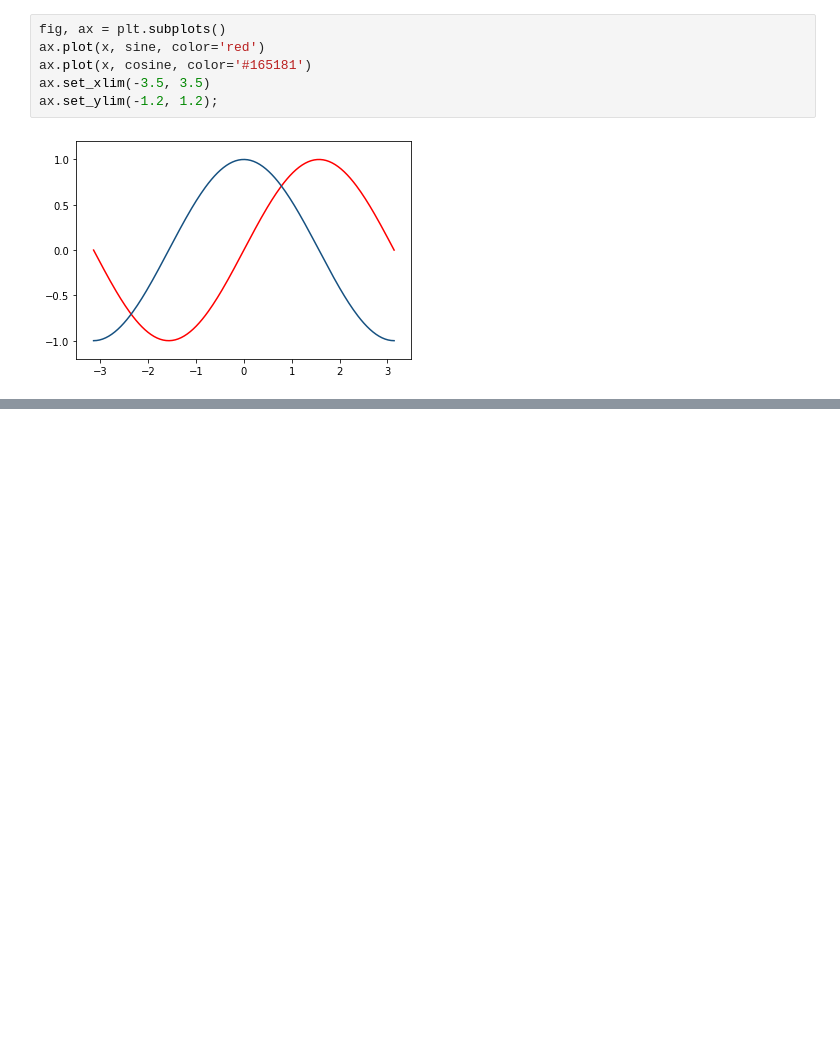
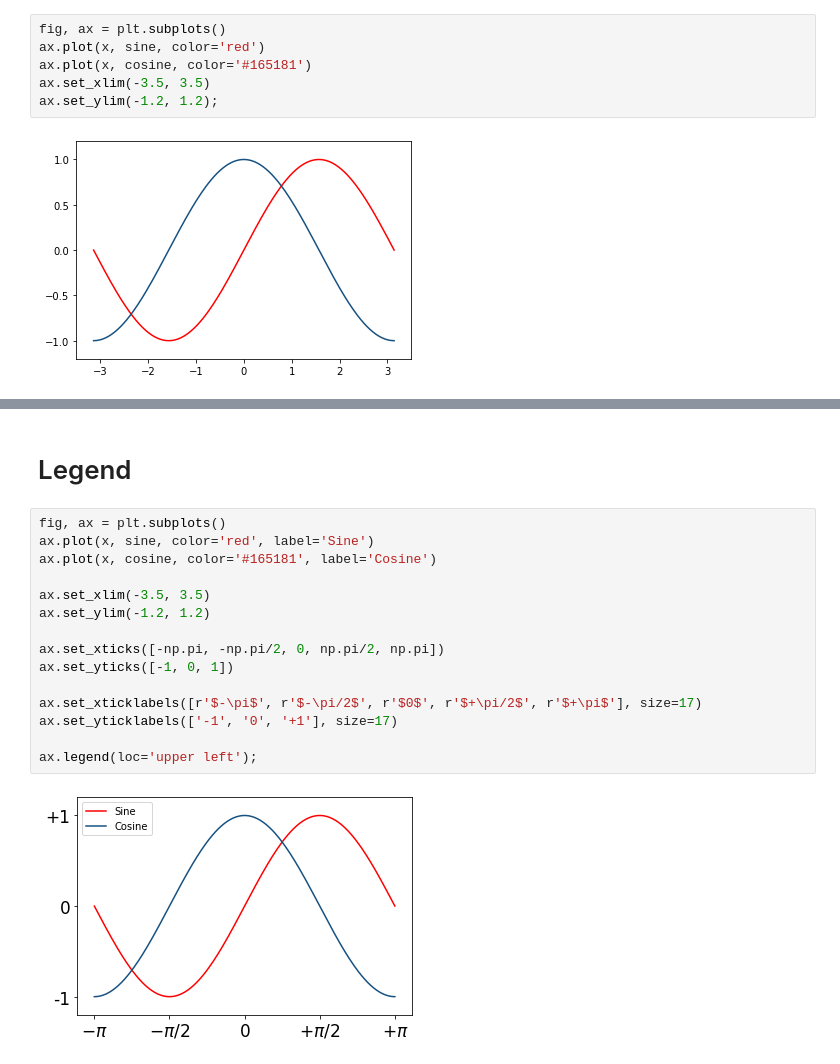
Before and after one commit to ericmakita/DataHunter-Lab, a Jupyter notebook: notebooks/1.0-eam-intro-data-exploration.ipynb, the cells around one changed output, grey strips where cells are left out. Cells and saved outputs as stored; diff of their text form; blank space fills up the shorter version.

```diff
--- a/notebooks/1.0-eam-intro-data-exploration.ipynb
+++ b/notebooks/1.0-eam-intro-data-exploration.ipynb
@@ -138,0 +168,19 @@ ax.set_ylim(-1.2, 1.2);
+# %% [markdown]
+# Legend
+# %%
+fig, ax = plt.subplots()
+ax.plot(x, sine, color='red', label='Sine')
+ax.plot(x, cosine, color='#165181', label='Cosine')
+
+ax.set_xlim(-3.5, 3.5)
+ax.set_ylim(-1.2, 1.2)
+
+ax.set_xticks([-np.pi, -np.pi/2, 0, np.pi/2, np.pi])
+ax.set_yticks([-1, 0, 1])
+
+ax.set_xticklabels([r'$-\pi$', r'$-\pi/2$', r'$0$', r'$+\pi/2$', r'$+\pi$'], size=17)
+ax.set_yticklabels(['-1', '0', '+1'], size=17)
+
+ax.legend(loc='upper left');
+# %% [output]
+[figure, added]
```
Also changed, not shown: parts of 4 cells of this notebook.
